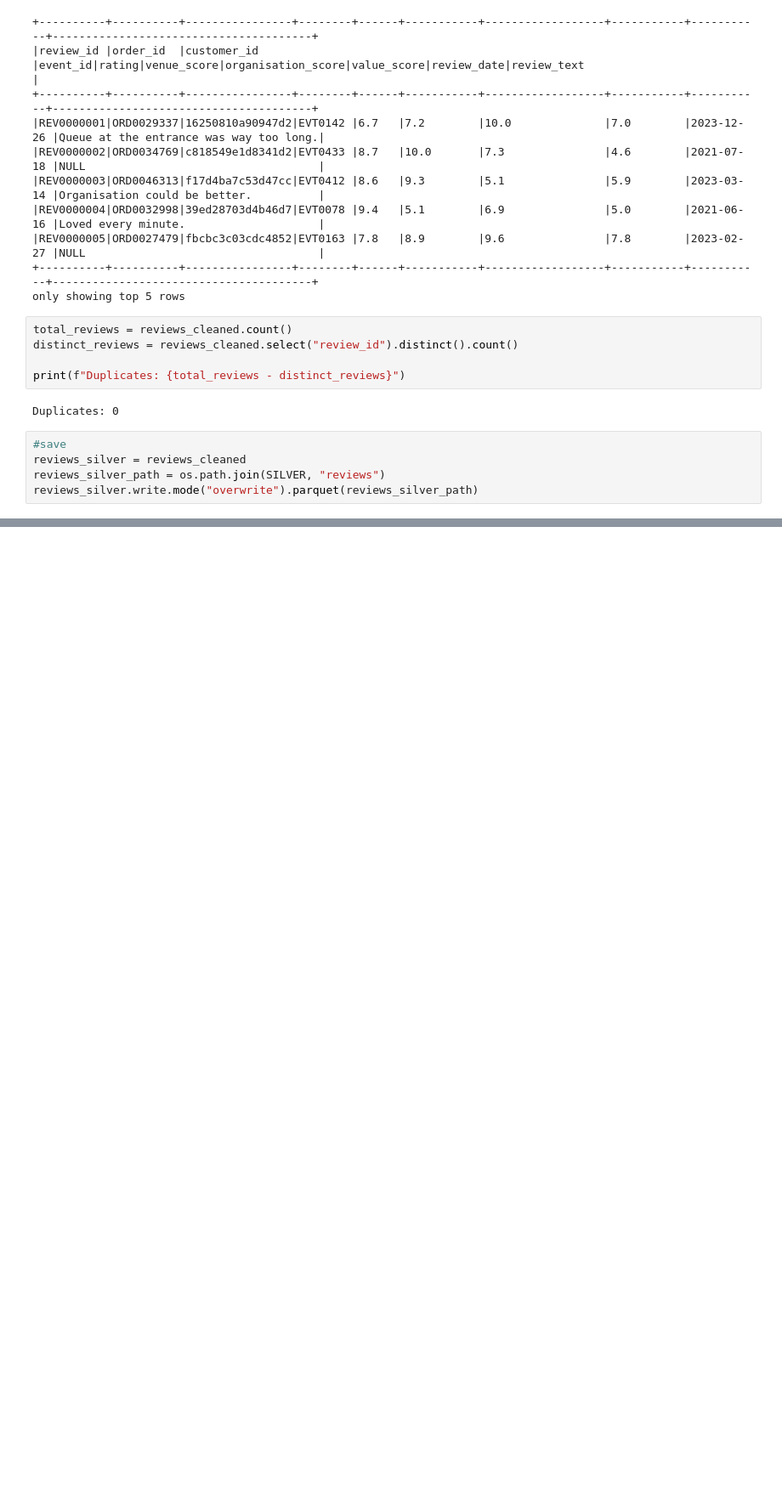
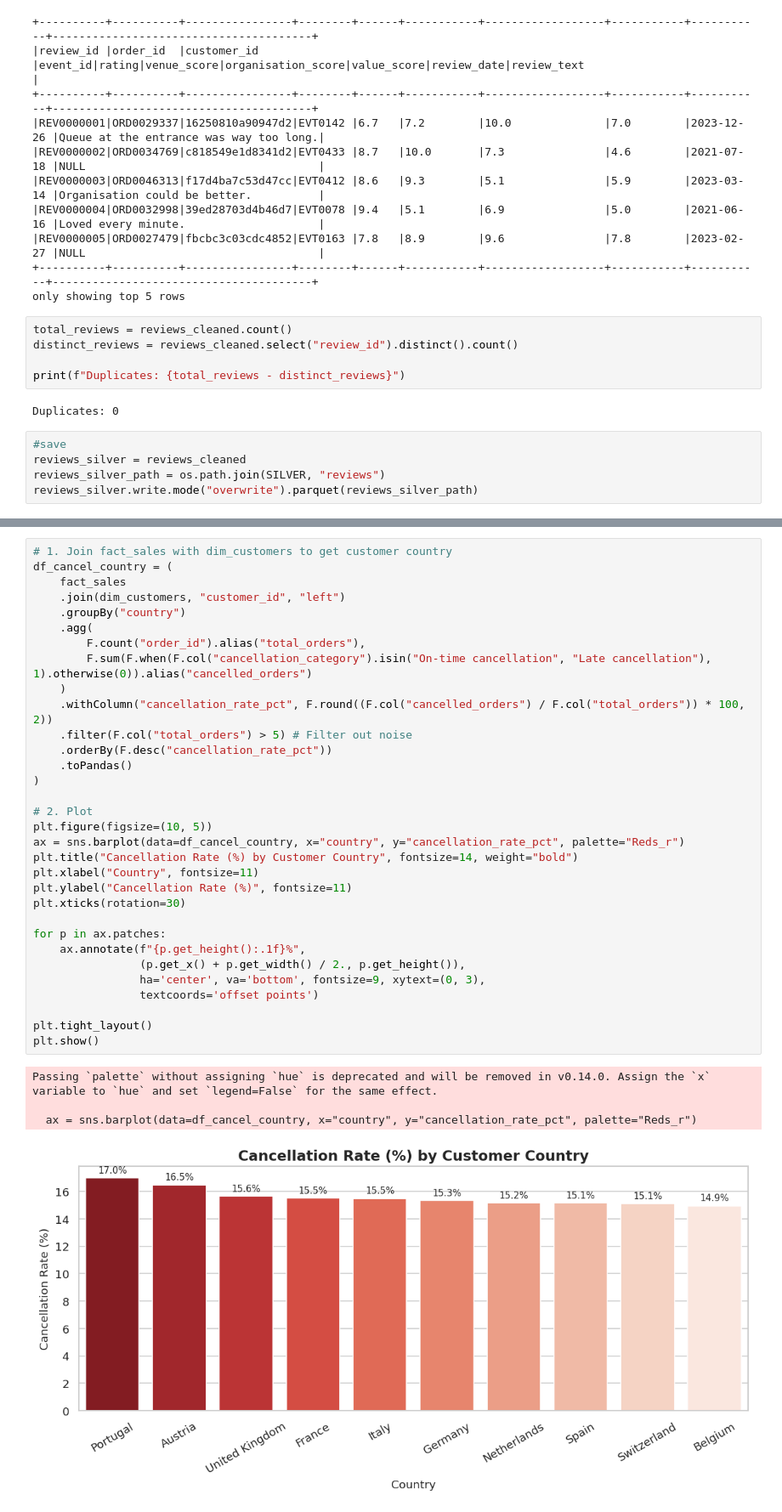
Before and after one commit to AureliaVDB/TickIt_Data_Pipeline, a Jupyter notebook: TickIt_Pipeline.ipynb, the cells around one changed output, grey strips where cells are left out. Shown at 85% size. Saved outputs shown, nothing was run; the diff lists cells and outputs as text; blank space fills up the shorter version.

```diff
--- a/TickIt_Pipeline.ipynb
+++ b/TickIt_Pipeline.ipynb
@@ -726,0 +1081,37 @@ reviews_silver.write.mode("overwrite").parquet(reviews_silver_path)
+# %%
+# 1. Join fact_sales with dim_customers to get customer country
+df_cancel_country = (
+    fact_sales
+    .join(dim_customers, "customer_id", "left")
+    .groupBy("country")
+    .agg(
+        F.count("order_id").alias("total_orders"),
+        F.sum(F.when(F.col("cancellation_category").isin("On-time cancellation", "Late cancellation"), 1).otherwise(0)).alias("cancelled_orders")
+    )
+    .withColumn("cancellation_rate_pct", F.round((F.col("cancelled_orders") / F.col("total_orders")) * 100, 2))
+    .filter(F.col("total_orders") > 5) # Filter out noise
+    .orderBy(F.desc("cancellation_rate_pct"))
+    .toPandas()
+)
+
+# 2. Plot
+plt.figure(figsize=(10, 5))
+ax = sns.barplot(data=df_cancel_country, x="country", y="cancellation_rate_pct", palette="Reds_r")
+plt.title("Cancellation Rate (%) by Customer Country", fontsize=14, weight="bold")
+plt.xlabel("Country", fontsize=11)
+plt.ylabel("Cancellation Rate (%)", fontsize=11)
+plt.xticks(rotation=30)
+
+for p in ax.patches:
+    ax.annotate(f"{p.get_height():.1f}%",
+                (p.get_x() + p.get_width() / 2., p.get_height()),
+                ha='center', va='bottom', fontsize=9, xytext=(0, 3),
+                textcoords='offset points')
+
+plt.tight_layout()
+plt.show()
+# %% [output]
+Passing `palette` without assigning `hue` is deprecated and will be removed in v0.14.0. Assign the `x` variable to `hue` and set `legend=False` for the same effect.
+
+  ax = sns.barplot(data=df_cancel_country, x="country", y="cancellation_rate_pct", palette="Reds_r")
+[figure, added]
```
Also changed, not shown: parts of 19 cells of this notebook.
